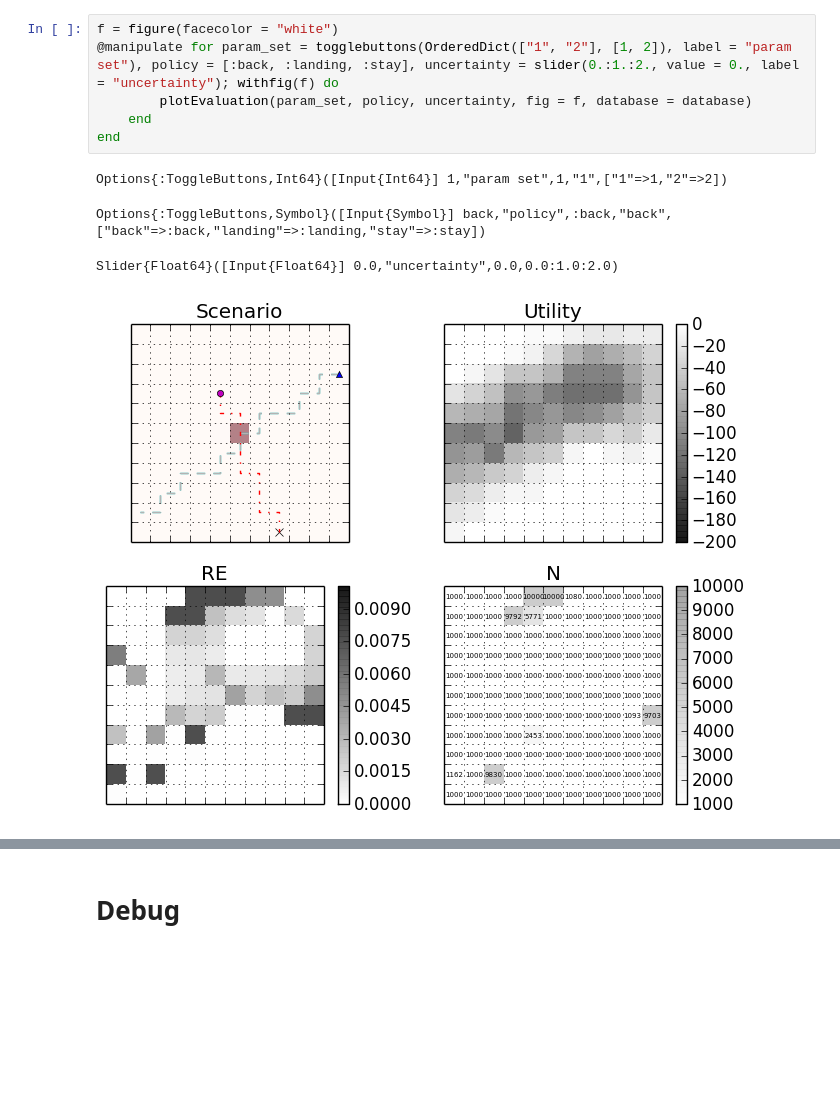
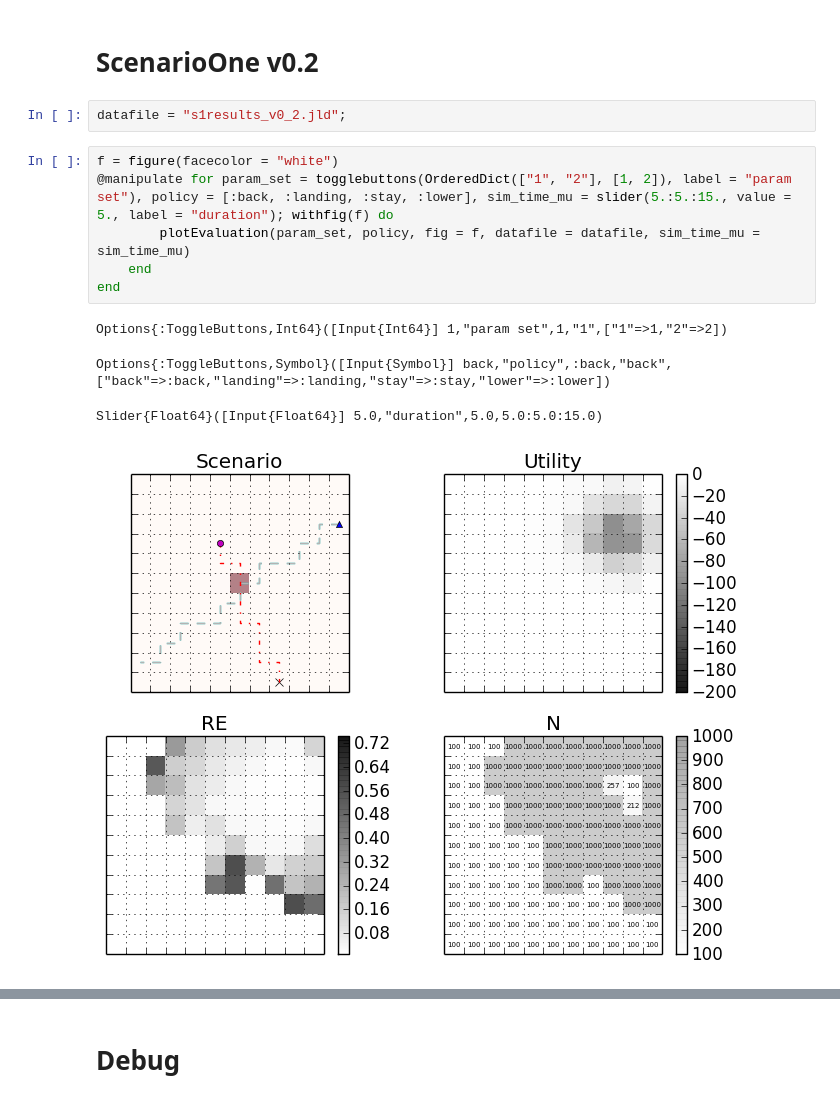
Before and after one commit to neosado/Firestorm, a Jupyter notebook: ScenarioOne.ipynb, the cells around one changed output, grey strips where cells are left out. Saved outputs shown, nothing was run; the diff lists cells and outputs as text; blank space fills up the shorter version.

```diff
--- a/ScenarioOne.ipynb
+++ b/ScenarioOne.ipynb
@@ -8,15 +6,19 @@ database = "s1results.jld";
 # %% [output]
 INFO: Loading help data...
+# %% [markdown]
+# ScenarioOne v0.2
+# %%
+datafile = "s1results_v0_2.jld";
 # %%
 f = figure(facecolor = "white")
-@manipulate for param_set = togglebuttons(OrderedDict(["1", "2"], [1, 2]), label = "param set"), policy = [:back, :landing, :stay], uncertainty = slider(0.:1.:2., value = 0., label = "uncertainty"); withfig(f) do
-        plotEvaluation(param_set, policy, uncertainty, fig = f, database = database)
+@manipulate for param_set = togglebuttons(OrderedDict(["1", "2"], [1, 2]), label = "param set"), policy = [:back, :landing, :stay, :lower], sim_time_mu = slider(5.:5.:15., value = 5., label = "duration"); withfig(f) do
+        plotEvaluation(param_set, policy, fig = f, datafile = datafile, sim_time_mu = sim_time_mu)
     end
 end
 # %% [output]
 Options{:ToggleButtons,Int64}([Input{Int64}] 1,"param set",1,"1",["1"=>1,"2"=>2])
-Options{:ToggleButtons,Symbol}([Input{Symbol}] back,"policy",:back,"back",["back"=>:back,"landing"=>:landing,"stay"=>:stay])
+Options{:ToggleButtons,Symbol}([Input{Symbol}] back,"policy",:back,"back",["back"=>:back,"landing"=>:landing,"stay"=>:stay,"lower"=>:lower])
-Slider{Float64}([Input{Float64}] 0.0,"uncertainty",0.0,0.0:1.0:2.0)
+Slider{Float64}([Input{Float64}] 5.0,"duration",5.0,5.0:5.0:15.0)
-[figure, old version]
+[figure, new version]
 # %%
 f = figure(facecolor = "white")
```
Also changed, not shown: parts of 13 cells of this notebook, 5 other files.
